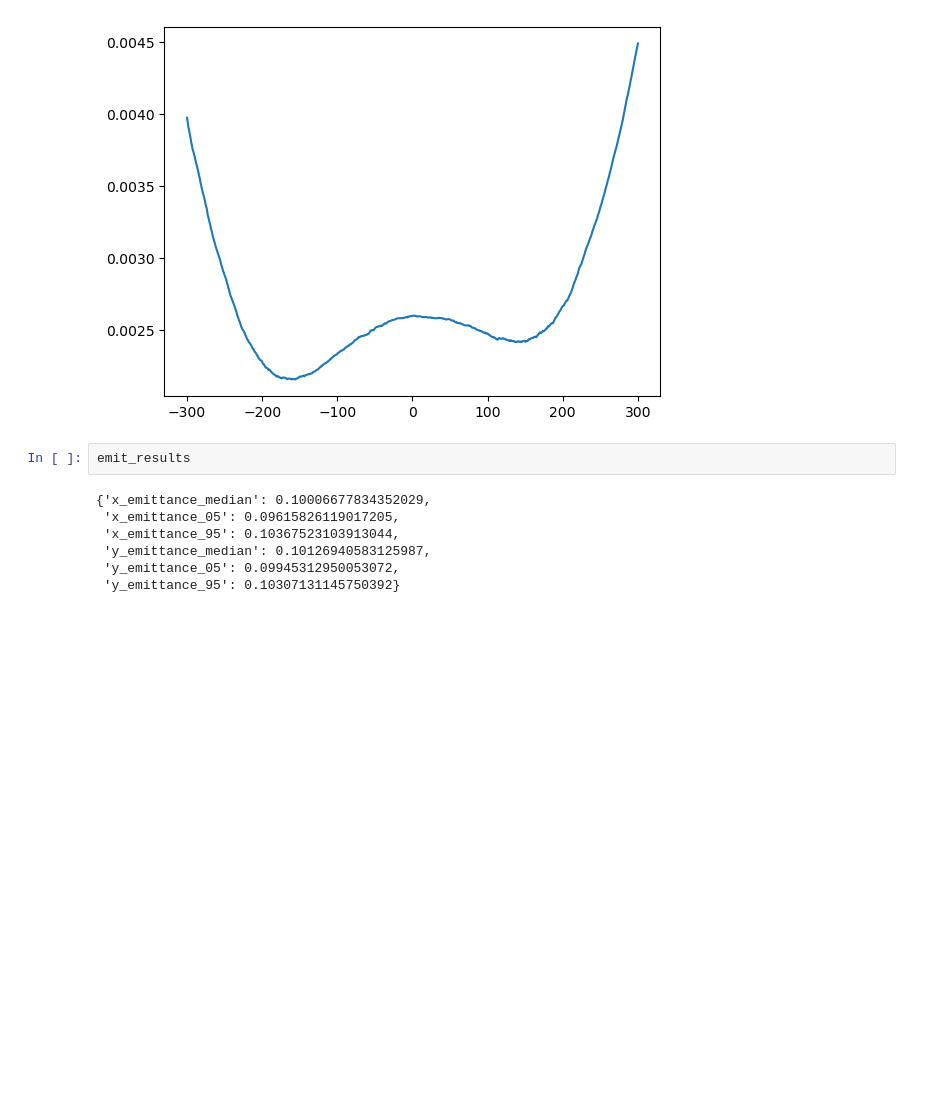
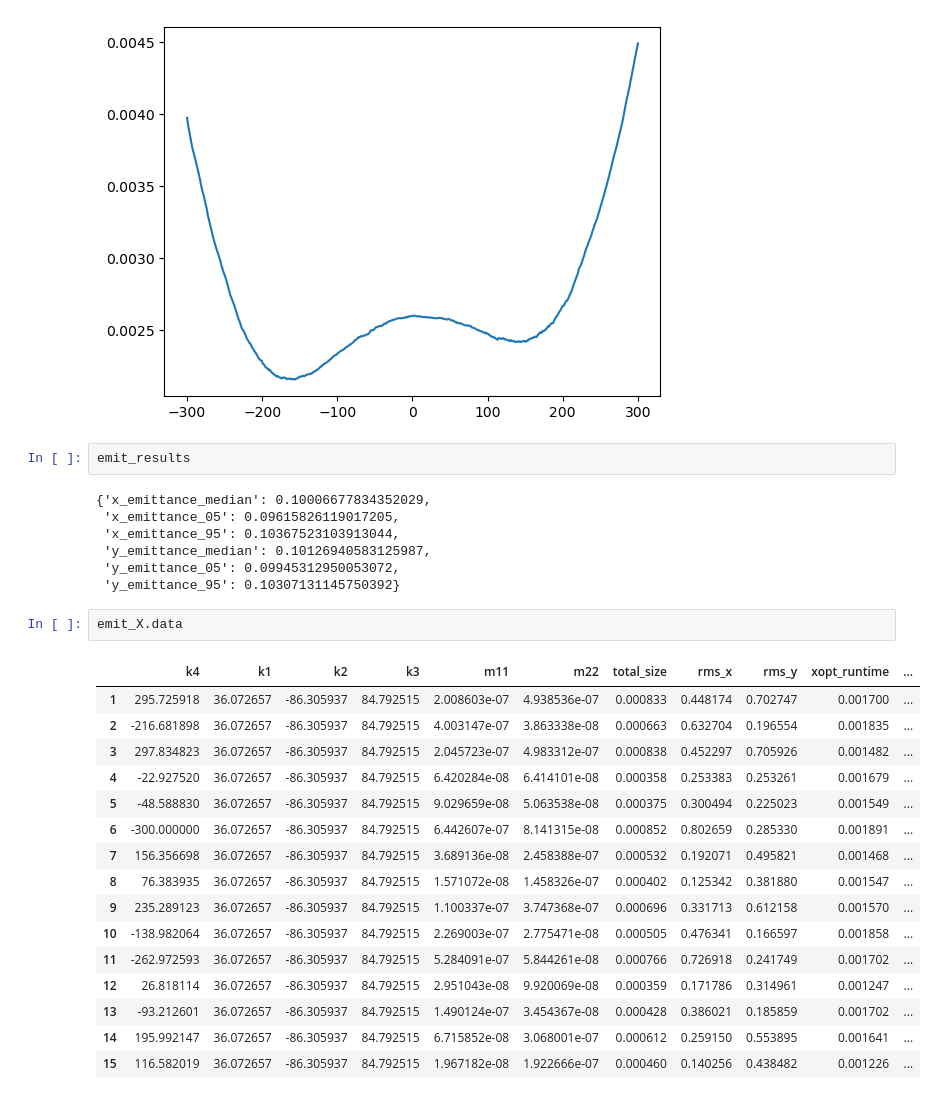
Before and after one commit to t-bz/SLAC_Xopt, a Jupyter notebook: synthetic_examples/automatic_emittance_measurement.ipynb, the cells around one changed output. Saved outputs shown, nothing was run; the diff lists cells and outputs as text; blank space fills up the shorter version.

```diff
--- a/synthetic_examples/automatic_emittance_measurement.ipynb
+++ b/synthetic_examples/automatic_emittance_measurement.ipynb
@@ -83,3 +84,22 @@ emit_results
  'y_emittance_median': 0.10126940583125987,
  'y_emittance_05': 0.09945312950053072,
  'y_emittance_95': 0.10307131145750392}
+# %%
+emit_X.data
+# %% [output]
+|  | k4 | k1 | k2 | k3 | m11 | m22 | total_size | rms_x | rms_y | xopt_runtime | ... |
+| 1 | 295.725918 | 36.072657 | -86.305937 | 84.792515 | 2.008603e-07 | 4.938536e-07 | 0.000833 | 0.448174 | 0.702747 | 0.001700 | ... |
+| 2 | -216.681898 | 36.072657 | -86.305937 | 84.792515 | 4.003147e-07 | 3.863338e-08 | 0.000663 | 0.632704 | 0.196554 | 0.001835 | ... |
+| 3 | 297.834823 | 36.072657 | -86.305937 | 84.792515 | 2.045723e-07 | 4.983312e-07 | 0.000838 | 0.452297 | 0.705926 | 0.001482 | ... |
+| 4 | -22.927520 | 36.072657 | -86.305937 | 84.792515 | 6.420284e-08 | 6.414101e-08 | 0.000358 | 0.253383 | 0.253261 | 0.001679 | ... |
+| 5 | -48.588830 | 36.072657 | -86.305937 | 84.792515 | 9.029659e-08 | 5.063538e-08 | 0.000375 | 0.300494 | 0.225023 | 0.001549 | ... |
+| 6 | -300.000000 | 36.072657 | -86.305937 | 84.792515 | 6.442607e-07 | 8.141315e-08 | 0.000852 | 0.802659 | 0.285330 | 0.001891 | ... |
+| 7 | 156.356698 | 36.072657 | -86.305937 | 84.792515 | 3.689136e-08 | 2.458388e-07 | 0.000532 | 0.192071 | 0.495821 | 0.001468 | ... |
+| 8 | 76.383935 | 36.072657 | -86.305937 | 84.792515 | 1.571072e-08 | 1.458326e-07 | 0.000402 | 0.125342 | 0.381880 | 0.001547 | ... |
+| 9 | 235.289123 | 36.072657 | -86.305937 | 84.792515 | 1.100337e-07 | 3.747368e-07 | 0.000696 | 0.331713 | 0.612158 | 0.001570 | ... |
+| 10 | -138.982064 | 36.072657 | -86.305937 | 84.792515 | 2.269003e-07 | 2.775471e-08 | 0.000505 | 0.476341 | 0.166597 | 0.001858 | ... |
+| 11 | -262.972593 | 36.072657 | -86.305937 | 84.792515 | 5.284091e-07 | 5.844261e-08 | 0.000766 | 0.726918 | 0.241749 | 0.001702 | ... |
+| 12 | 26.818114 | 36.072657 | -86.305937 | 84.792515 | 2.951043e-08 | 9.920069e-08 | 0.000359 | 0.171786 | 0.314961 | 0.001247 | ... |
+| 13 | -93.212601 | 36.072657 | -86.305937 | 84.792515 | 1.490124e-07 | 3.454367e-08 | 0.000428 | 0.386021 | 0.185859 | 0.001702 | ... |
+| 14 | 195.992147 | 36.072657 | -86.305937 | 84.792515 | 6.715852e-08 | 3.068001e-07 | 0.000612 | 0.259150 | 0.553895 | 0.001641 | ... |
+| 15 | 116.582019 | 36.072657 | -86.305937 | 84.792515 | 1.967182e-08 | 1.922666e-07 | 0.000460 | 0.140256 | 0.438482 | 0.001226 | ... |
```
Also changed, not shown: parts of 3 cells of this notebook.
